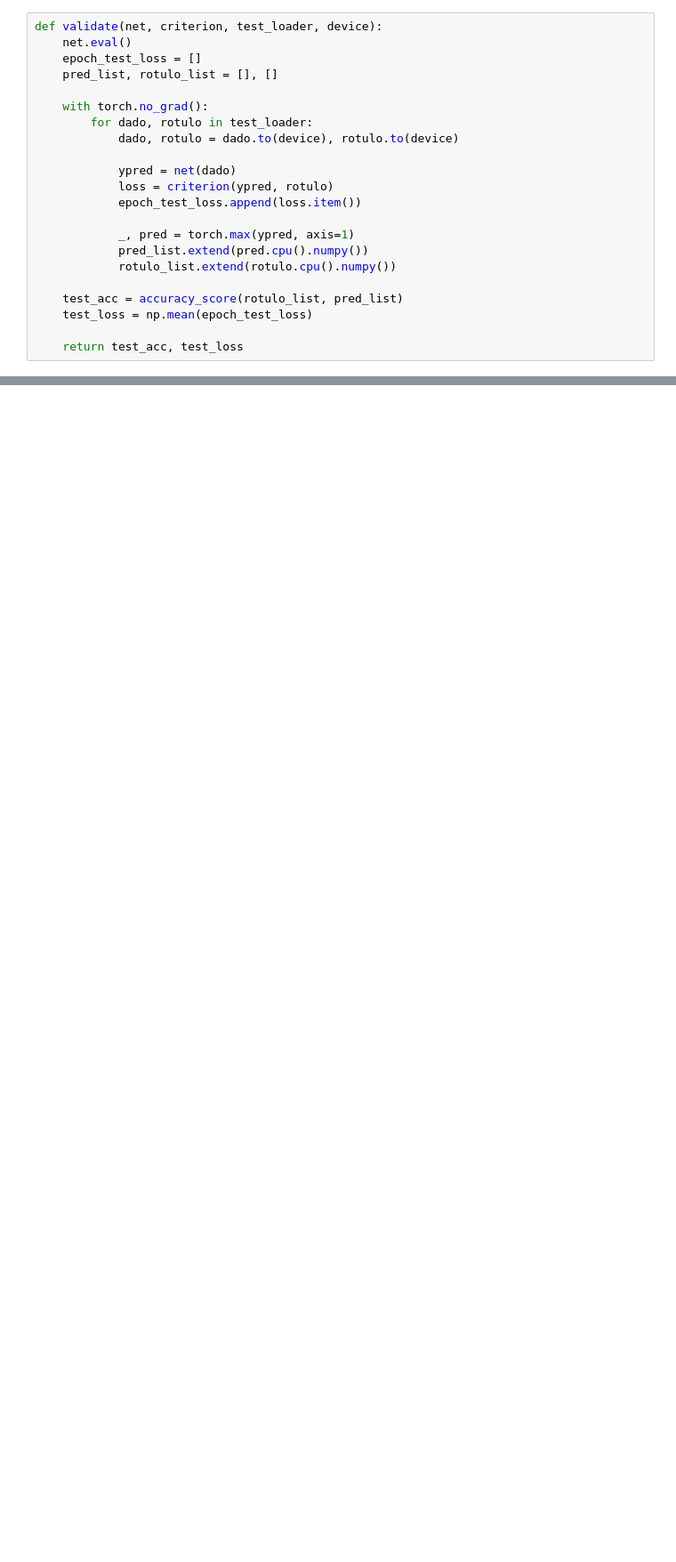
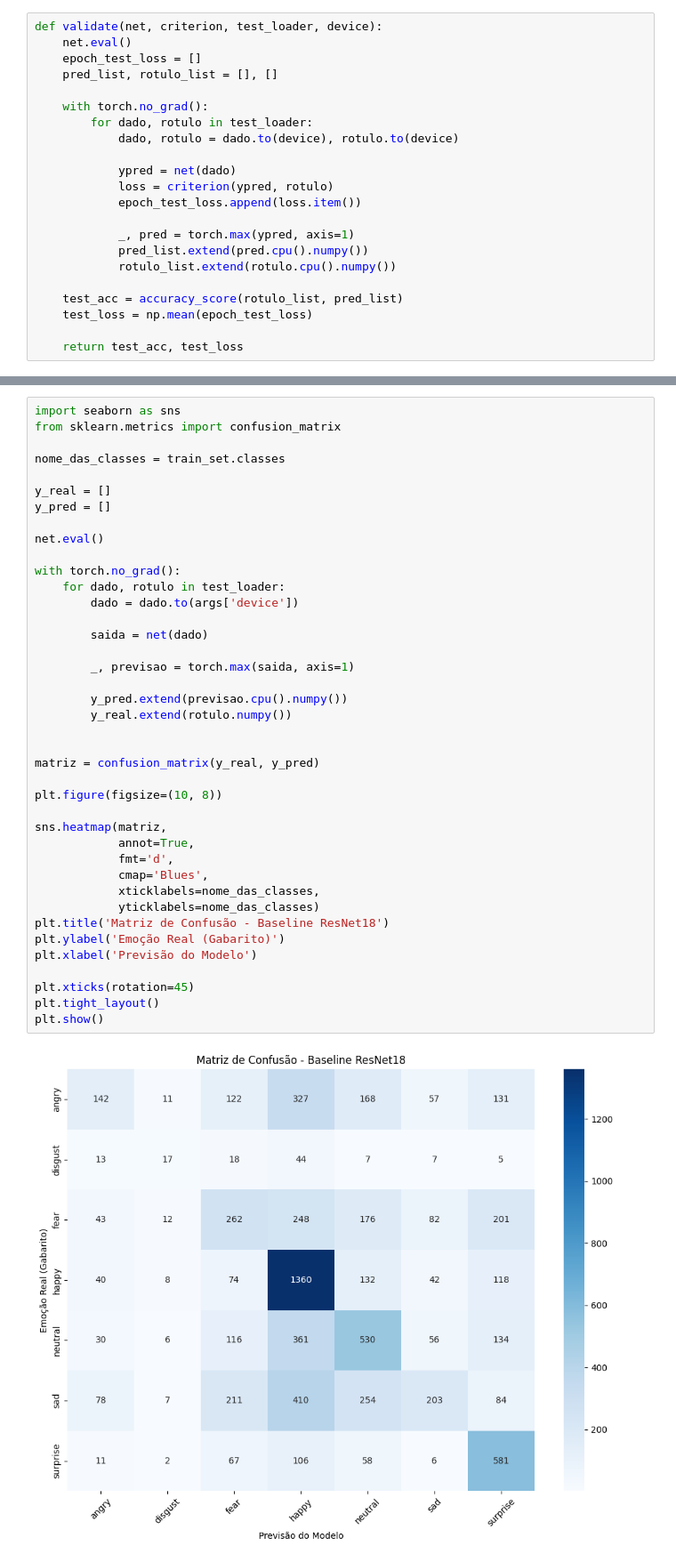
Before and after one commit to Ayrtonguimaraes/FacialExpression-FER2013, a Jupyter notebook: notebooks/cnn-transfer-learning.ipynb, the cells around one changed output, grey strips where cells are left out. Shown at 89% size. Cells and saved outputs as stored; diff of their text form; blank space fills up the shorter version.

Commit message:
Modelo Baseline completo

```diff
--- a/notebooks/cnn-transfer-learning.ipynb
+++ b/notebooks/cnn-transfer-learning.ipynb
@@ -190,0 +262,42 @@ def validate(net, criterion, test_loader, device):
+# %%
+import seaborn as sns
+from sklearn.metrics import confusion_matrix
+
+nome_das_classes = train_set.classes
+
+y_real = []
+y_pred = []
+
+net.eval()
+
+with torch.no_grad():
+    for dado, rotulo in test_loader:
+        dado = dado.to(args['device'])
+
+        saida = net(dado)
+
+        _, previsao = torch.max(saida, axis=1)
+
+        y_pred.extend(previsao.cpu().numpy())
+        y_real.extend(rotulo.numpy())
+
+
+matriz = confusion_matrix(y_real, y_pred)
+
+plt.figure(figsize=(10, 8))
+
+sns.heatmap(matriz,
+            annot=True,
+            fmt='d',
+            cmap='Blues',
+            xticklabels=nome_das_classes,
+            yticklabels=nome_das_classes)
+plt.title('Matriz de Confusão - Baseline ResNet18')
+plt.ylabel('Emoção Real (Gabarito)')
+plt.xlabel('Previsão do Modelo')
+
+plt.xticks(rotation=45)
+plt.tight_layout()
+plt.show()
+# %% [output]
+[figure, added]
```
Also changed, not shown: parts of 3 cells of this notebook, 1 other file.
